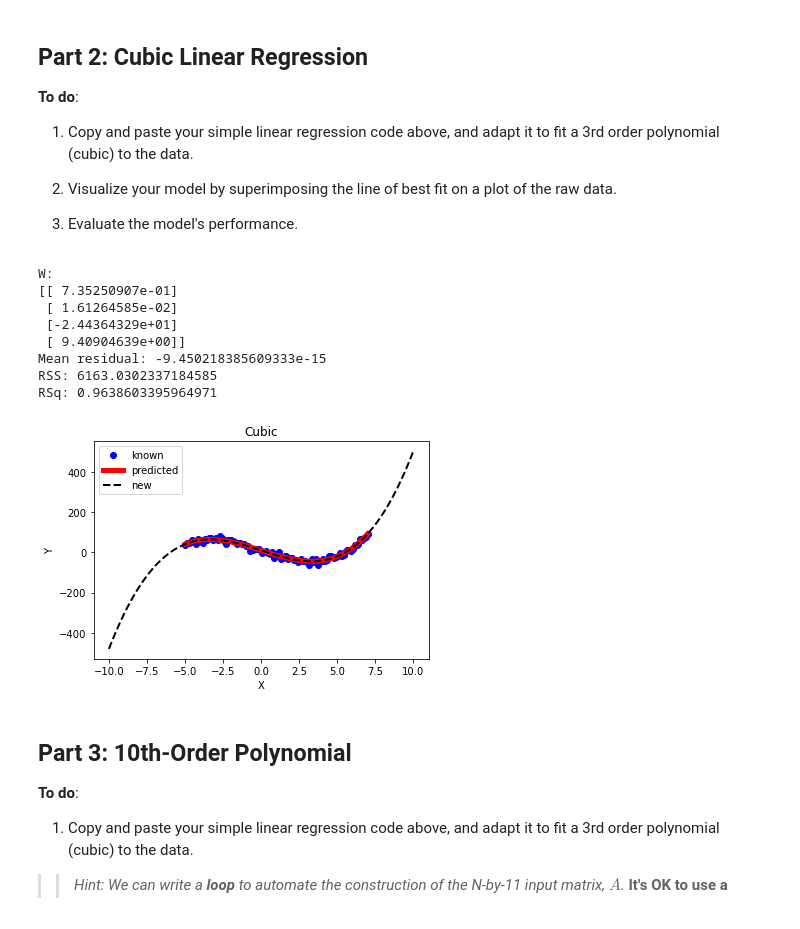
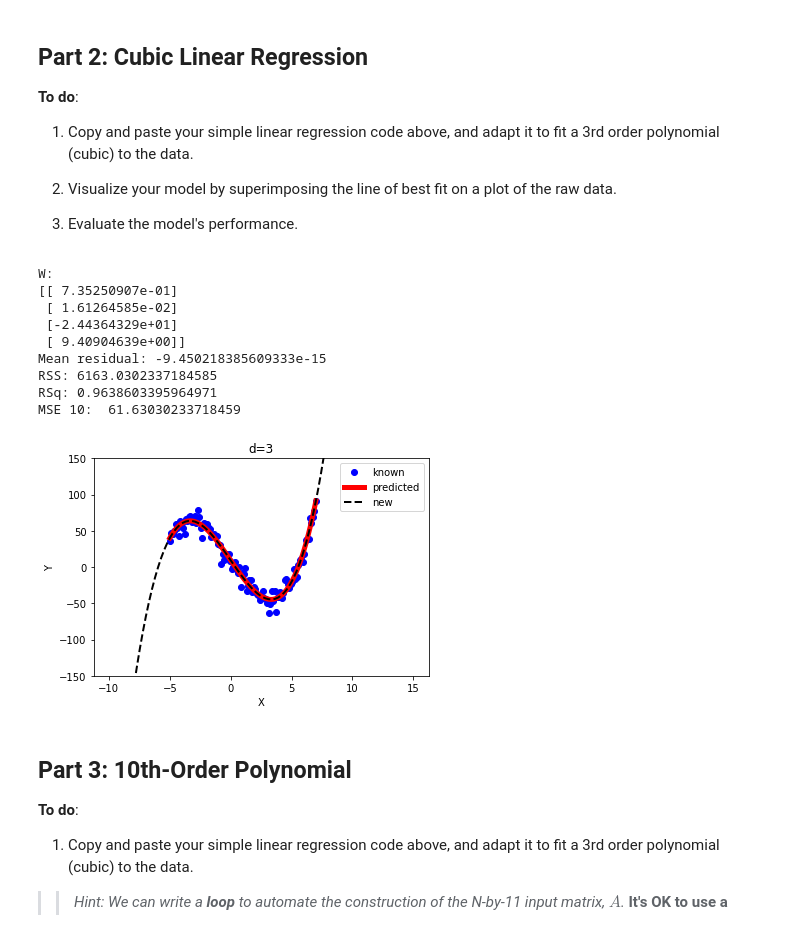
Before and after one commit to Goosur/Machine-Learning-for-Visual-Thinkers, a Jupyter notebook: Week 5/Colab/overfitting_challenge.ipynb, the cells around one changed output. Saved outputs shown, nothing was run; the diff lists cells and outputs as text; code cells hidden in the pictures.

```diff
--- a/Week 5/Colab/overfitting_challenge.ipynb
+++ b/Week 5/Colab/overfitting_challenge.ipynb
@@ -136,7 +136,7 @@ __To do__:
 A_cubic = np.hstack((X_true**3, X_true**2, X_true, H_true))
 
 n = 100
-X_new = np.linspace(-10,10,n).reshape((n,1))
+X_new = np.linspace(-10,15,n).reshape((n,1))
 H_new = np.ones((n,1))
 A_new = np.hstack((X_new**3, X_new**2, X_new, H_new))
 
@@ -154,35 +154,39 @@ Y_new = A_new @ W_cubic
 R_cubic = Y_true - Y_cubic
 mean_r_cubic = np.mean( R_cubic )
 print("Mean residual:", mean_r_cubic)
 
 RSS_cubic = np.sum(R_cubic**2)
 print("RSS:", RSS_cubic)
 
 mean_true = np.mean(Y_true)
 SS_true = np.sum((Y_true - mean_true)**2)
 RSq_cubic = 1 - RSS_cubic / SS_true
 print("RSq:", RSq_cubic)
 
+MSE_cubic = RSS_cubic / R_cubic.shape[0]
+print("MSE 10: ", MSE_cubic)
 
 # 5. Visualize the line of best fit
 plt.plot(X_true,Y_true, 'ob', label="known")
 plt.plot(X_true, Y_cubic, '-r', linewidth=5, label="predicted")
 plt.plot(X_new, Y_new, '--k', linewidth=2, label="new")
 plt.xlabel("X")
 plt.ylabel("Y")
-plt.title("Cubic")
+plt.ylim([-150, 150])
+plt.title("d=3")
 plt.legend()
 plt.show()
 # %% [output]
 W:
 [[ 7.35250907e-01]
  [ 1.61264585e-02]
  [-2.44364329e+01]
  [ 9.40904639e+00]]
 Mean residual: -9.450218385609333e-15
 RSS: 6163.0302337184585
 RSq: 0.9638603395964971
+MSE 10:  61.63030233718459
-[figure, old version]
+[figure, new version]
 # %% [markdown]
 ## Part 3: 10th-Order Polynomial
 
```
Also changed, not shown: parts of 3 cells of this notebook.
